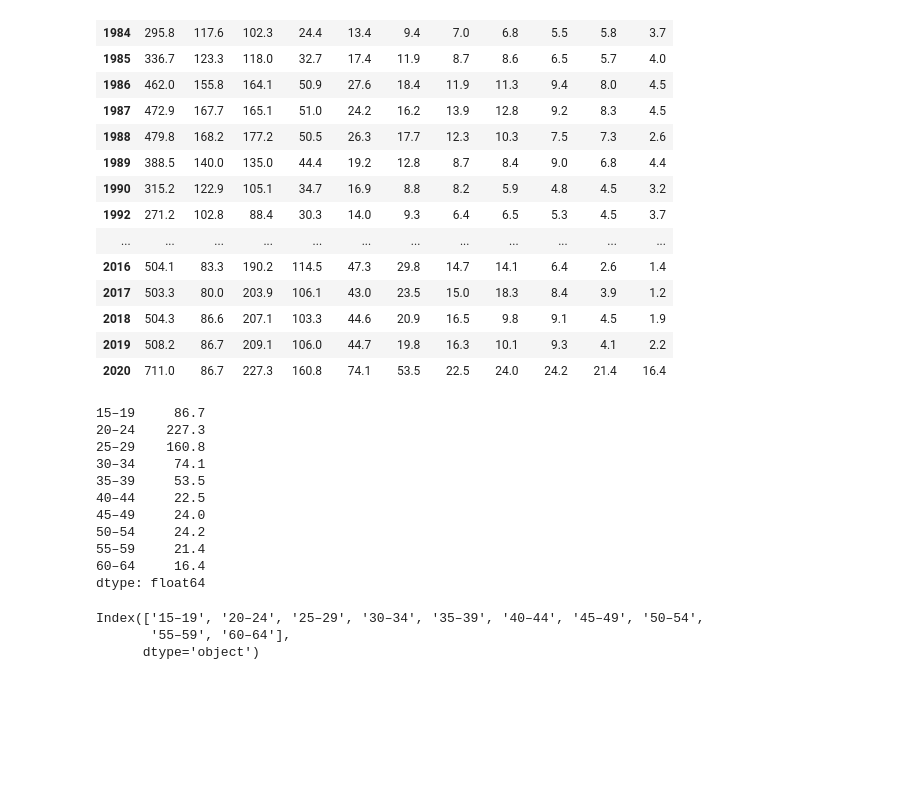
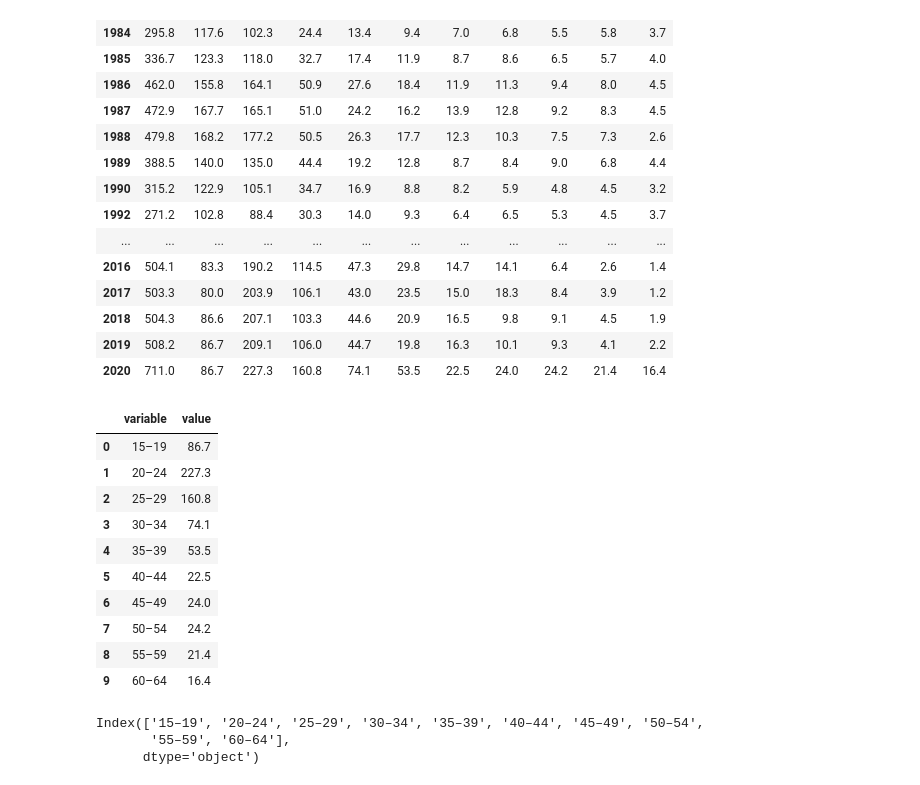
Before and after one commit to dannymirxa/Malaysia_Unemployment_Statistics, a Jupyter notebook: Unemployed Analysis.ipynb, the cells around one changed output. Drawn from its saved outputs; the diff is of its cells as text; code cells hidden in the pictures; blank space fills up the shorter version.

```diff
--- a/Unemployed Analysis.ipynb
+++ b/Unemployed Analysis.ipynb
@@ -79,19 +79,19 @@ df_unemployed_age
 | 2019 | 508.2 | 86.7 | 209.1 | 106.0 | 44.7 | 19.8 | 16.3 | 10.1 | 9.3 | 4.1 | 2.2 |
 | 2020 | 711.0 | 86.7 | 227.3 | 160.8 | 74.1 | 53.5 | 22.5 | 24.0 | 24.2 | 21.4 | 16.4 |
 # %%
-df_unemployed_age.iloc[-1:, 1:11].sum()
+pd.melt(df_unemployed_age.iloc[-1:, 1:11])
 # %% [output]
-15–19     86.7
-20–24    227.3
-25–29    160.8
-30–34     74.1
-35–39     53.5
-40–44     22.5
-45–49     24.0
-50–54     24.2
-55–59     21.4
-60–64     16.4
-dtype: float64
+|  | variable | value |
+| 0 | 15–19 | 86.7 |
+| 1 | 20–24 | 227.3 |
+| 2 | 25–29 | 160.8 |
+| 3 | 30–34 | 74.1 |
+| 4 | 35–39 | 53.5 |
+| 5 | 40–44 | 22.5 |
+| 6 | 45–49 | 24.0 |
+| 7 | 50–54 | 24.2 |
+| 8 | 55–59 | 21.4 |
+| 9 | 60–64 | 16.4 |
 # %%
 df_unemployed_age.columns[1:11]
 # %% [output]
```
Also changed, not shown: parts of 8 cells of this notebook, 27 other files.
